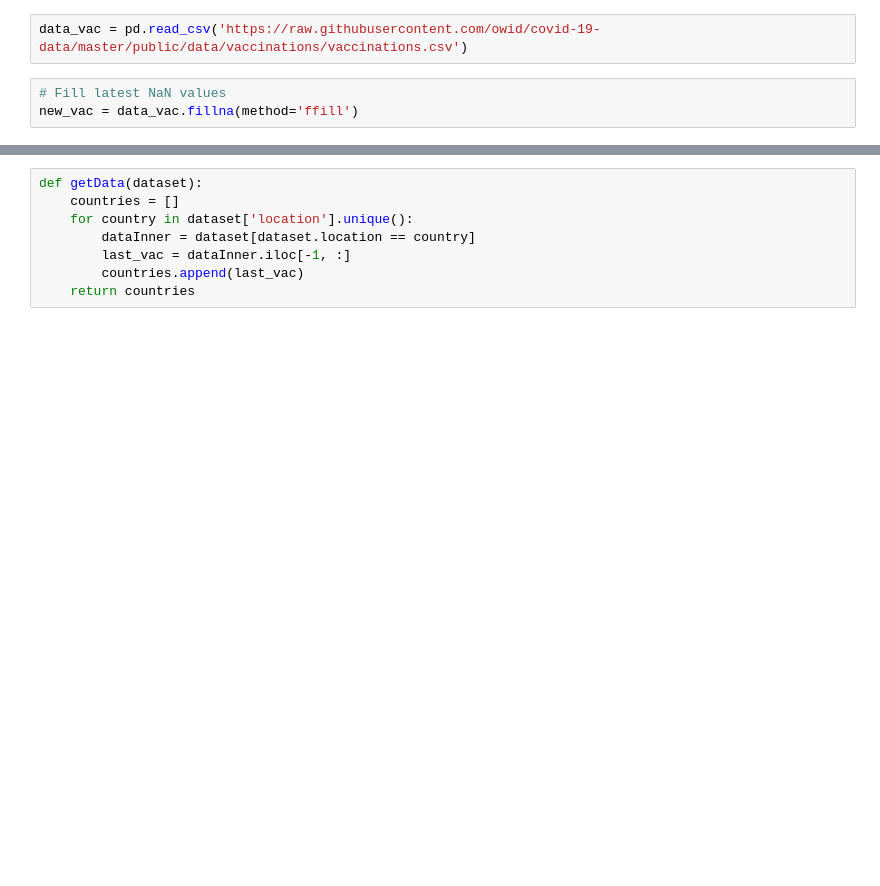
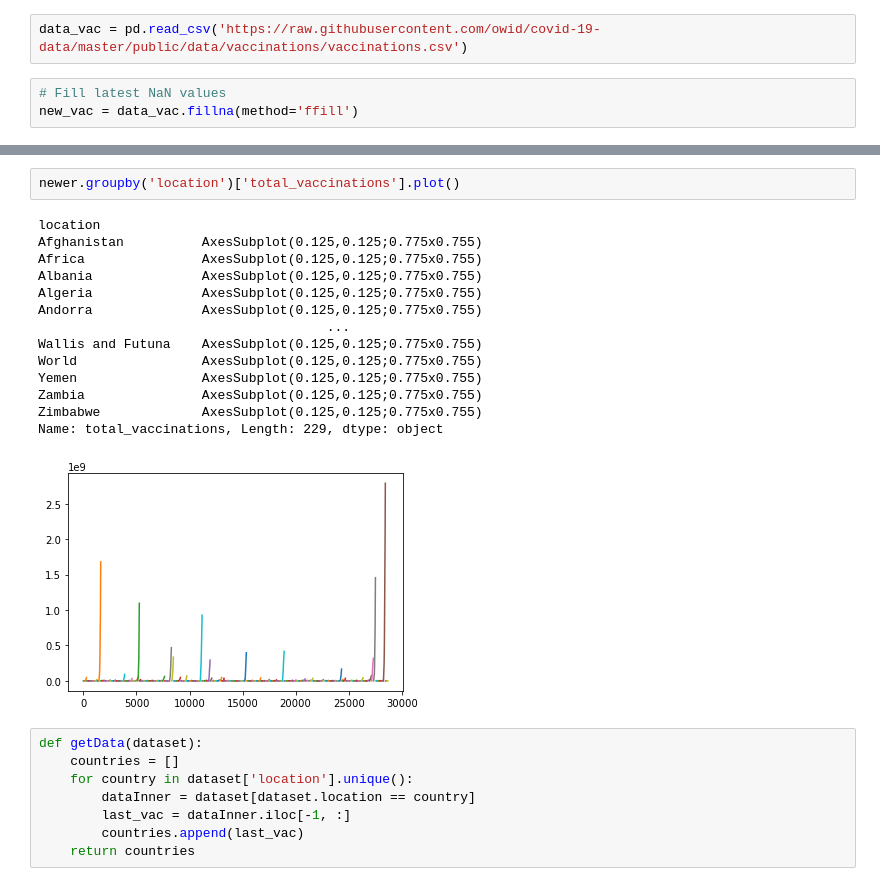
Before and after one commit to cudemans/global-vac-rollout, a Jupyter notebook: Processing/data_processing.ipynb, the cells around one changed output, grey strips where cells are left out. Drawn from its saved outputs; the diff is of its cells as text; blank space fills up the shorter version.

```diff
--- a/Processing/data_processing.ipynb
+++ b/Processing/data_processing.ipynb
@@ -44,3 +74,20 @@ new_vac = data_vac.fillna(method='ffill')
+# %%
+newer.groupby('location')['total_vaccinations'].plot()
+# %% [output]
+location
+Afghanistan          AxesSubplot(0.125,0.125;0.775x0.755)
+Africa               AxesSubplot(0.125,0.125;0.775x0.755)
+Albania              AxesSubplot(0.125,0.125;0.775x0.755)
+Algeria              AxesSubplot(0.125,0.125;0.775x0.755)
+Andorra              AxesSubplot(0.125,0.125;0.775x0.755)
+                                     ...
+Wallis and Futuna    AxesSubplot(0.125,0.125;0.775x0.755)
+World                AxesSubplot(0.125,0.125;0.775x0.755)
+Yemen                AxesSubplot(0.125,0.125;0.775x0.755)
+Zambia               AxesSubplot(0.125,0.125;0.775x0.755)
+Zimbabwe             AxesSubplot(0.125,0.125;0.775x0.755)
+Name: total_vaccinations, Length: 229, dtype: object
+[figure, added]
 # %%
 def getData(dataset):
     countries = []
```
Also changed, not shown: parts of 3 cells of this notebook, 7 other files.
